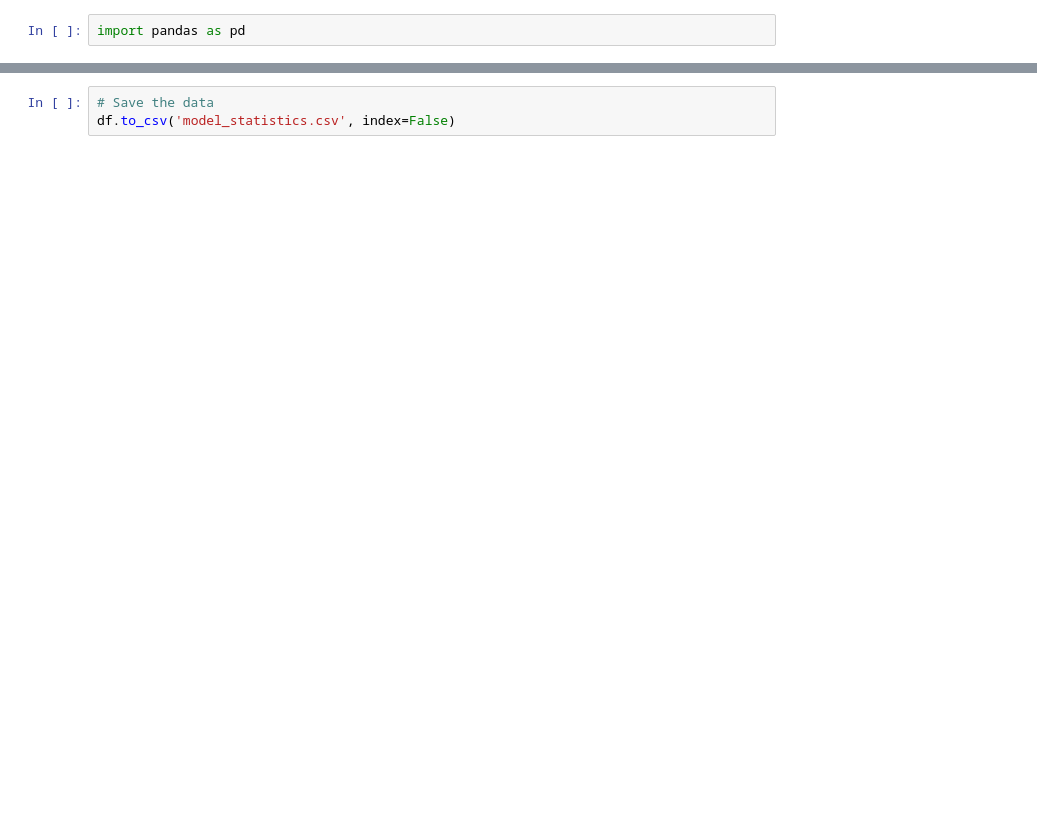
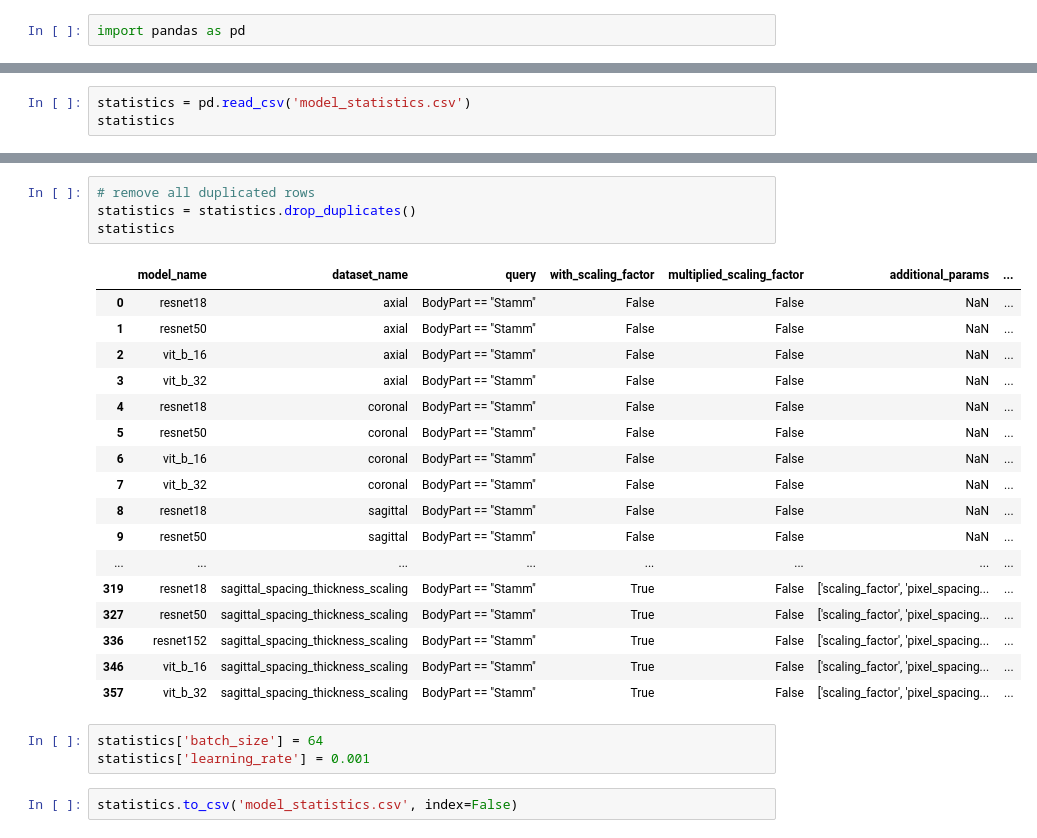
Before and after one commit to Justin-SG/inferring_body_weight_from_ct_scans, a Jupyter notebook: 5_Evaluation/Flo/Model_Evaluation.ipynb, the cells around one changed output, grey strips where cells are left out. Cells and saved outputs as stored; diff of their text form; blank space fills up the shorter version.

```diff
--- a/5_Evaluation/Flo/Model_Evaluation.ipynb
+++ b/5_Evaluation/Flo/Model_Evaluation.ipynb
@@ -235,0 +221,3 @@ df
+# %%
+statistics = pd.read_csv('model_statistics.csv')
+statistics
@@ -236,3 +238,27 @@ df
+# %%
+# remove all duplicated rows
+statistics = statistics.drop_duplicates()
+statistics
+# %% [output]
+|  | model_name | dataset_name | query | with_scaling_factor | multiplied_scaling_factor | additional_params | ... |
+| 0 | resnet18 | axial | BodyPart == "Stamm" | False | False | NaN | ... |
+| 1 | resnet50 | axial | BodyPart == "Stamm" | False | False | NaN | ... |
+| 2 | vit_b_16 | axial | BodyPart == "Stamm" | False | False | NaN | ... |
+| 3 | vit_b_32 | axial | BodyPart == "Stamm" | False | False | NaN | ... |
+| 4 | resnet18 | coronal | BodyPart == "Stamm" | False | False | NaN | ... |
+| 5 | resnet50 | coronal | BodyPart == "Stamm" | False | False | NaN | ... |
+| 6 | vit_b_16 | coronal | BodyPart == "Stamm" | False | False | NaN | ... |
+| 7 | vit_b_32 | coronal | BodyPart == "Stamm" | False | False | NaN | ... |
+| 8 | resnet18 | sagittal | BodyPart == "Stamm" | False | False | NaN | ... |
+| 9 | resnet50 | sagittal | BodyPart == "Stamm" | False | False | NaN | ... |
+| ... | ... | ... | ... | ... | ... | ... | ... |
+| 319 | resnet18 | sagittal_spacing_thickness_scaling | BodyPart == "Stamm" | True | False | ['scaling_factor', 'pixel_spacing... | ... |
+| 327 | resnet50 | sagittal_spacing_thickness_scaling | BodyPart == "Stamm" | True | False | ['scaling_factor', 'pixel_spacing... | ... |
+| 336 | resnet152 | sagittal_spacing_thickness_scaling | BodyPart == "Stamm" | True | False | ['scaling_factor', 'pixel_spacing... | ... |
+| 346 | vit_b_16 | sagittal_spacing_thickness_scaling | BodyPart == "Stamm" | True | False | ['scaling_factor', 'pixel_spacing... | ... |
+| 357 | vit_b_32 | sagittal_spacing_thickness_scaling | BodyPart == "Stamm" | True | False | ['scaling_factor', 'pixel_spacing... | ... |
+# %%
+statistics['batch_size'] = 64
+statistics['learning_rate'] = 0.001
 # %%
-# Save the data
-df.to_csv('model_statistics.csv', index=False)
+statistics.to_csv('model_statistics.csv', index=False)
```
Also changed, not shown: parts of 8 cells of this notebook, 2 other files.
